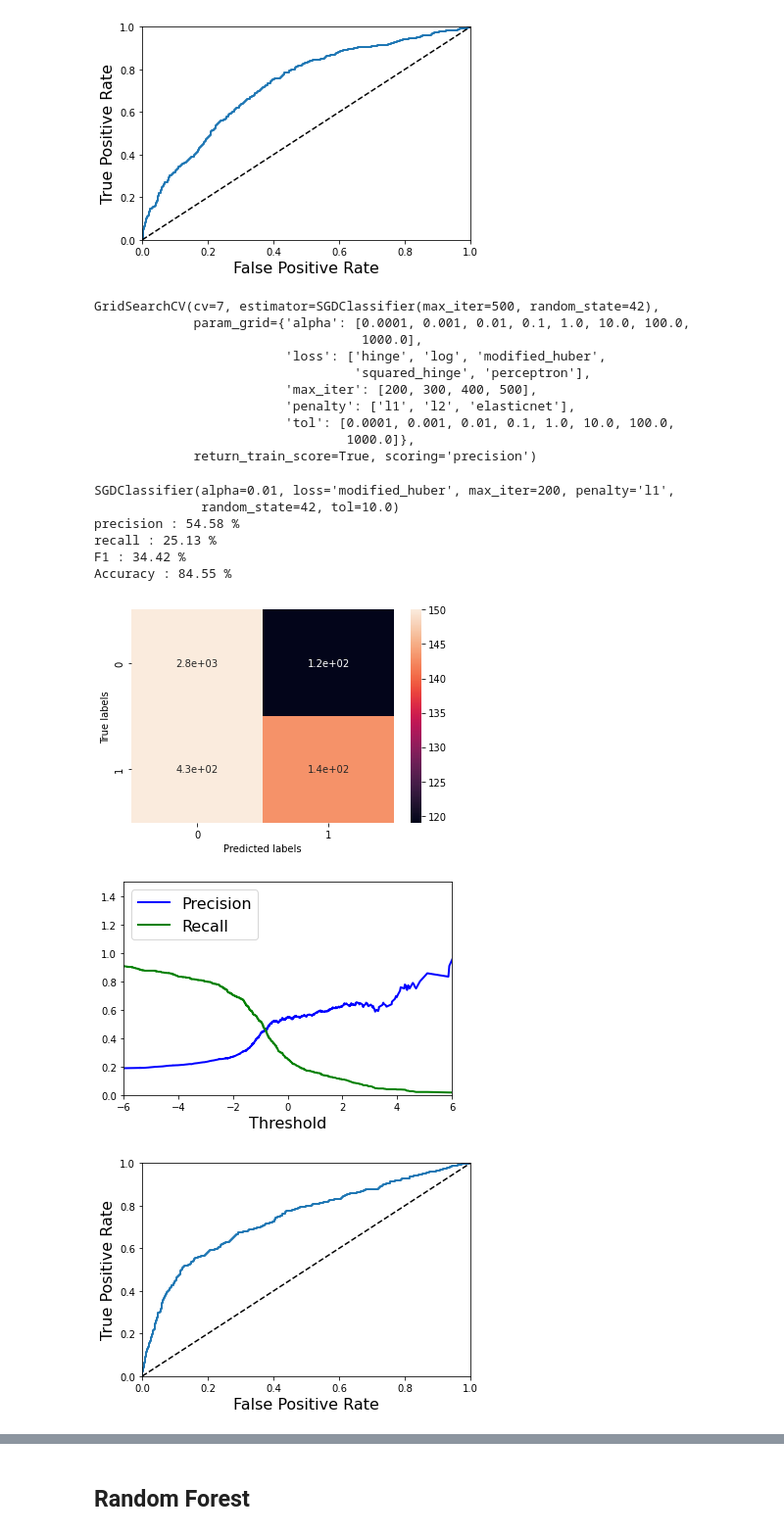
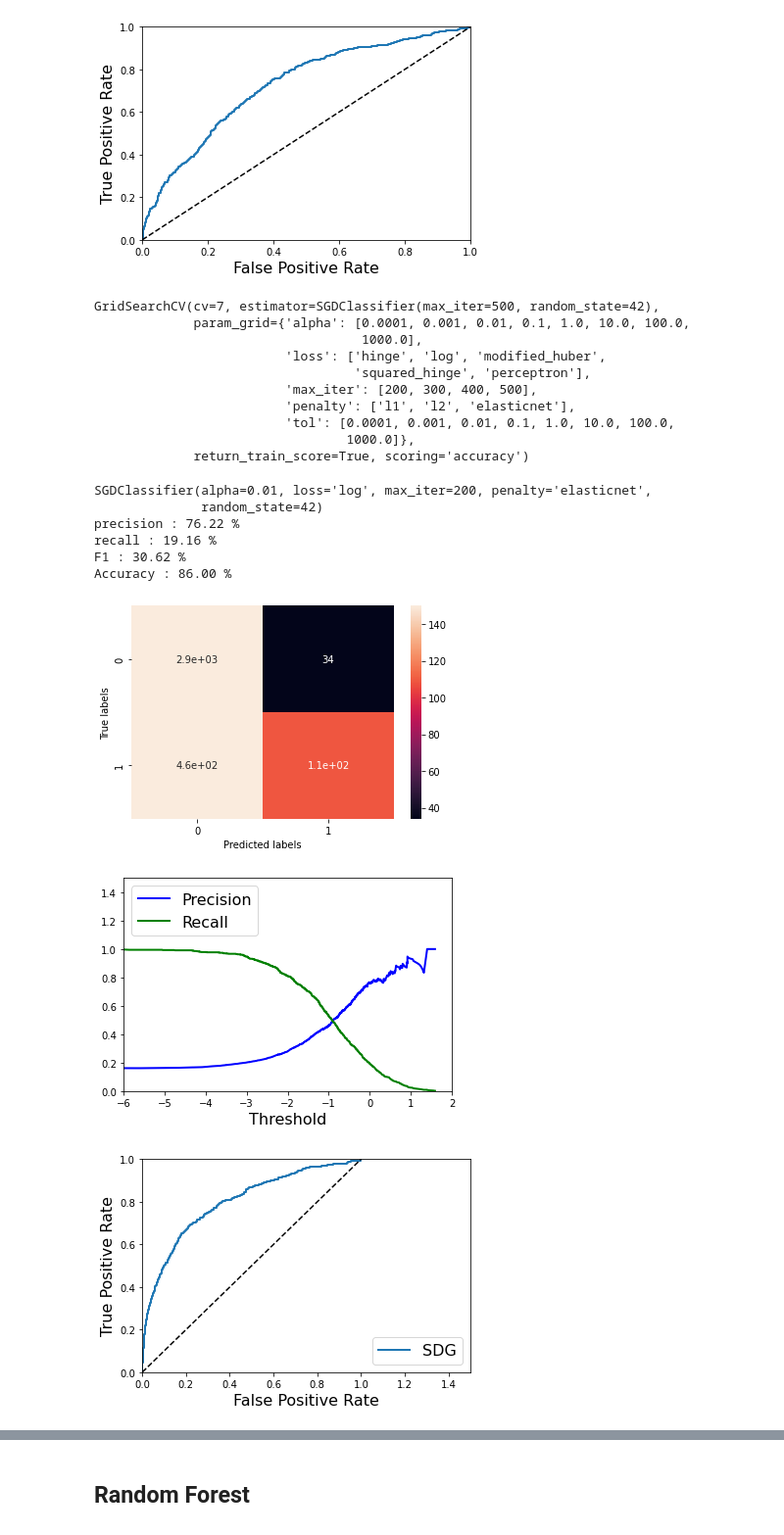
Before and after one commit to nazzim29/HumanForYou, a Jupyter notebook: projet.ipynb, the cells around one changed output, grey strips where cells are left out. Shown at 98% size. Cells and saved outputs as stored; diff of their text form; code cells hidden in the pictures.

```diff
--- a/projet.ipynb
+++ b/projet.ipynb
@@ -28,9 +28,10 @@ warnings.filterwarnings('ignore')
 def plot_roc_curve(fpr, tpr, label=None):
     plt.plot(fpr, tpr, linewidth=2, label=label)
     plt.plot([0, 1], [0, 1], 'k--')
-    plt.axis([0, 1, 0, 1])
+    plt.axis([0, 1.5, 0, 1])
     plt.xlabel('False Positive Rate', fontsize=16)
     plt.ylabel('True Positive Rate', fontsize=16)
+    plt.legend(loc="lower right", fontsize=16)
 # %%
 
 
@@ -571,7 +572,7 @@ param_grid_sgd = {
 }
 
 grid_search_sgd = GridSearchCV(sgd_clf, param_grid_sgd, cv=7,
-                                  scoring='accurracy', return_train_score=True)
+                                  scoring='accuracy', return_train_score=True)
 grid_search_sgd.fit(x_train, y_train)
 # %% [output]
 GridSearchCV(cv=7, estimator=SGDClassifier(max_iter=500, random_state=42),
@@ -583,48 +584,48 @@ GridSearchCV(cv=7, estimator=SGDClassifier(max_iter=500, random_state=42),
                          'penalty': ['l1', 'l2', 'elasticnet'],
                          'tol': [0.0001, 0.001, 0.01, 0.1, 1.0, 10.0, 100.0,
                                  1000.0]},
-             return_train_score=True, scoring='precision')
+             return_train_score=True, scoring='accuracy')
 # %%
 sgd_clf = grid_search_sgd.best_estimator_
 print(sgd_clf)
 y_pred_sgd = cross_val_predict(sgd_clf, x_train, y_train, cv=5)
 print("precision : " +
       "{:.2f}".format(precision_score(y_train, y_pred_sgd)*100), "%")
 print("recall : " +
       "{:.2f}".format(recall_score(y_train, y_pred_sgd)*100), "%")
 print('F1 : ' + "{:.2f}".format(f1_score(y_train, y_pred_sgd)*100), "%")
 print('Accuracy : ' +
       "{:.2f}".format(accuracy_score(y_train, y_pred_sgd)*100), "%")
 
 cm = sn.heatmap(confusion_matrix(y_train, y_pred_sgd), annot=True, vmax=150)
 cm.set_xlabel('Predicted labels')
 cm.set_ylabel('True labels')
 y_scores_sgd = cross_val_predict(sgd_clf, x_train, y_train, cv=5,method='decision_function')
 
 precisions_sgd, recalls_sgd, thresholds_sgd = precision_recall_curve(
     y_train, y_scores_sgd)
 fig, ax = plt.subplots()
 ax.plot(thresholds_sgd, precisions_sgd[:-1],
         "b-", label="Precision", linewidth=2)
 ax.plot(thresholds_sgd,
         recalls_sgd[:-1], "g-", label="Recall", linewidth=2)
 ax.set_xlabel("Threshold", fontsize=16)
 ax.legend(loc="upper left", fontsize=16)
 ax.set_ylim([0, 1.5])
-ax.set_xlim([-6, 6])
+ax.set_xlim([-6, 2])
 plt.show()
 fpr_sgd,tpr_sgd, thresholds = roc_curve(y_train, y_scores_sgd)
 plot_roc_curve(fpr_sgd,tpr_sgd, "SDG")
 # %% [output]
-SGDClassifier(alpha=0.01, loss='modified_huber', max_iter=200, penalty='l1',
-              random_state=42, tol=10.0)
-precision : 54.58 %
-recall : 25.13 %
-F1 : 34.42 %
-Accuracy : 84.55 %
+SGDClassifier(alpha=0.01, loss='log', max_iter=200, penalty='elasticnet',
+              random_state=42)
+precision : 76.22 %
+recall : 19.16 %
+F1 : 30.62 %
+Accuracy : 86.00 %
-[figure, old version]
+[figure, new version]
-[figure, old version]
+[figure, new version]
-[figure, old version]
+[figure, new version]
 # %%
 y_test_pred_sgd = sgd_clf.predict(x_test)
 y_test_scores_sgd = sgd_clf.decision_function(x_test)
```
Also changed, not shown: parts of 21 cells of this notebook, 1 other file.
